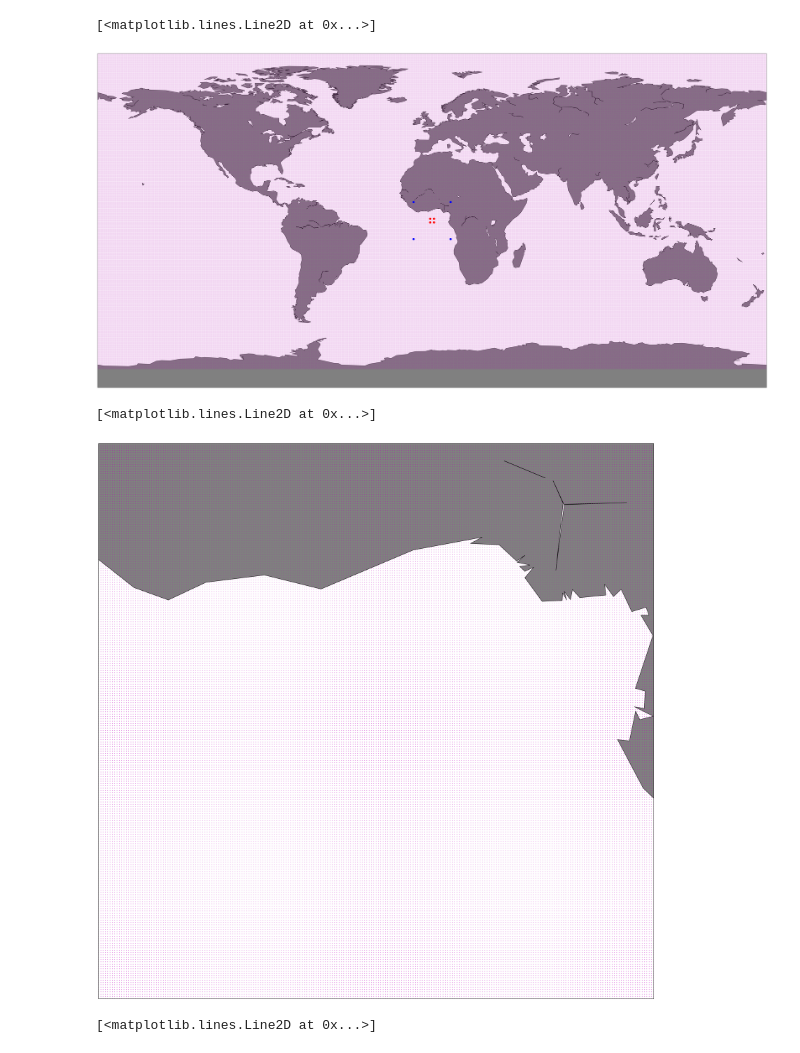
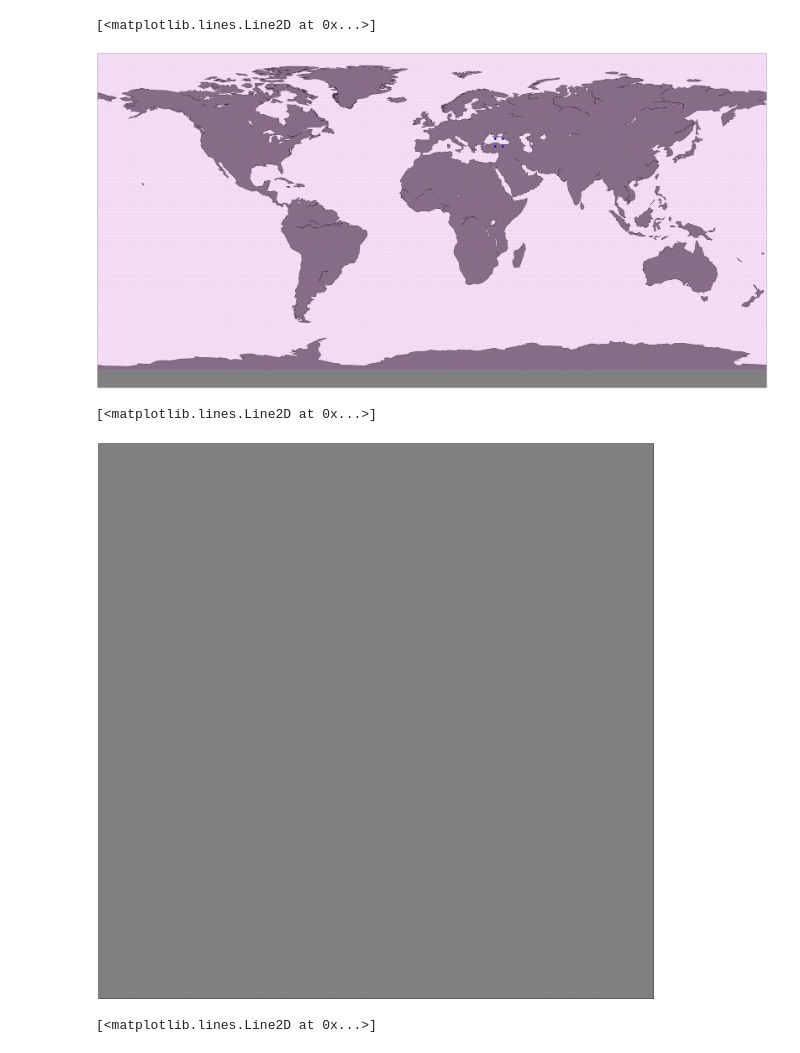
Before and after one commit to Mikhaelyes/Diploma_ocean, a Jupyter notebook: Visual.ipynb, the cells around one changed output. Drawn from its saved outputs; the diff is of its cells as text; code cells hidden in the pictures.

```diff
--- a/Visual.ipynb
+++ b/Visual.ipynb
@@ -72,30 +72,35 @@ def decart(s1, s2):
 # %%
 plt.figure(figsize=(60,30))
 map = Basemap()
 
 map.drawcoastlines()
 map.fillcontinents(color='gray',lake_color='white')
 
 x, y = decart(rootgrp.variables['longitude'][:], rootgrp.variables['latitude'][:])
 
 map.plot(x, y, marker='.', color='m', linestyle='None', markersize='0.05')
 
 
-a1, a2, = -10, 10
-b1, b2 = -10, 10
+#широта
+a1, a2, = 34, 38
+
+#долгота
+b1, b2 = 40, 44
+
+
 part_x = [a1, a1, a2, a2]
 part_y = [b1, b2, b1, b2]
 map.plot(part_x, part_y, marker='.', color='b', linestyle='None', markersize='20')
 
 
-c1, c2, = -1, 1
-d1, d2 = -1, 1
-part_x_2 = [c1, c1, c2, c2]
-part_y_2 = [d1, d2, d1, d2]
-map.plot(part_x_2, part_y_2, marker='.', color='r', linestyle='None', markersize='20')
+# c1, c2, = -1, 1
+# d1, d2 = -1, 1
+# part_x_2 = [c1, c1, c2, c2]
+# part_y_2 = [d1, d2, d1, d2]
+# map.plot(part_x_2, part_y_2, marker='.', color='r', linestyle='None', markersize='20')
 # %% [output]
 [<matplotlib.lines.Line2D at 0x...>]
-[figure, old version]
+[figure, new version]
 # %%
 plt.figure(figsize=(60,30))
 map = Basemap(llcrnrlat=a1,urcrnrlat=a2,\
@@ -109,7 +114,7 @@ x, y = decart(rootgrp.variables['longitude'][:], rootgrp.variables['latitude'][:
 map.plot(x, y, marker='.', color='m', linestyle='None', markersize='1')
 # %% [output]
 [<matplotlib.lines.Line2D at 0x...>]
-[figure, old version]
+[figure, new version]
 # %%
 plt.figure(figsize=(60,30))
 map = Basemap(llcrnrlat=c1,urcrnrlat=c2,\
```
Also changed, not shown: parts of 5 cells of this notebook, 5 other files.
